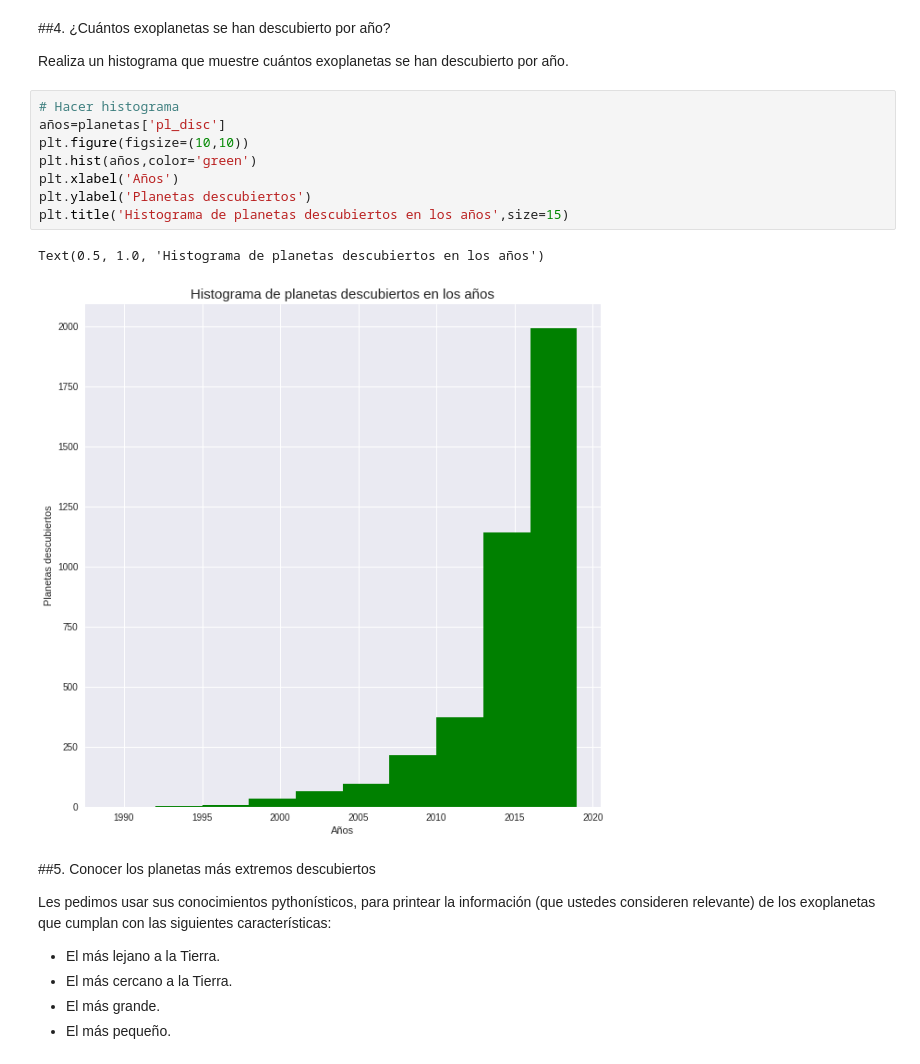
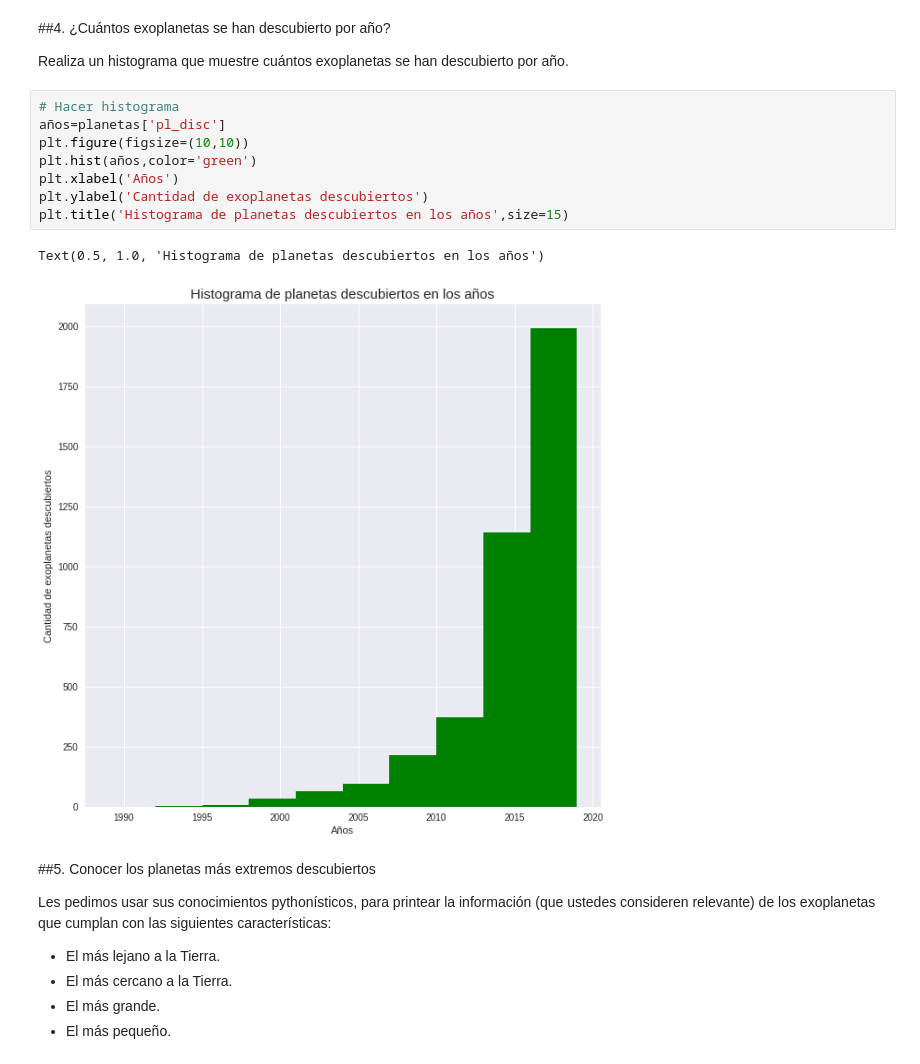
Before and after one commit to SantiagoRios21/minitarea3, a Jupyter notebook: minitarea3.ipynb, the cells around one changed output. Cells and saved outputs as stored; diff of their text form.

```diff
--- a/minitarea3.ipynb
+++ b/minitarea3.ipynb
@@ -239,14 +237,14 @@ Realiza un histograma que muestre cuántos exoplanetas se han descubierto por a
 # %%
 # Hacer histograma
 años=planetas['pl_disc']
 plt.figure(figsize=(10,10))
 plt.hist(años,color='green')
 plt.xlabel('Años')
-plt.ylabel('Planetas descubiertos')
+plt.ylabel('Cantidad de exoplanetas descubiertos')
 plt.title('Histograma de planetas descubiertos en los años',size=15)
 # %% [output]
 Text(0.5, 1.0, 'Histograma de planetas descubiertos en los años')
-[figure, old version]
+[figure, new version]
 # %% [markdown]
 ##5. Conocer los planetas más extremos descubiertos
 
```
Also changed, not shown: parts of 6 cells of this notebook.
